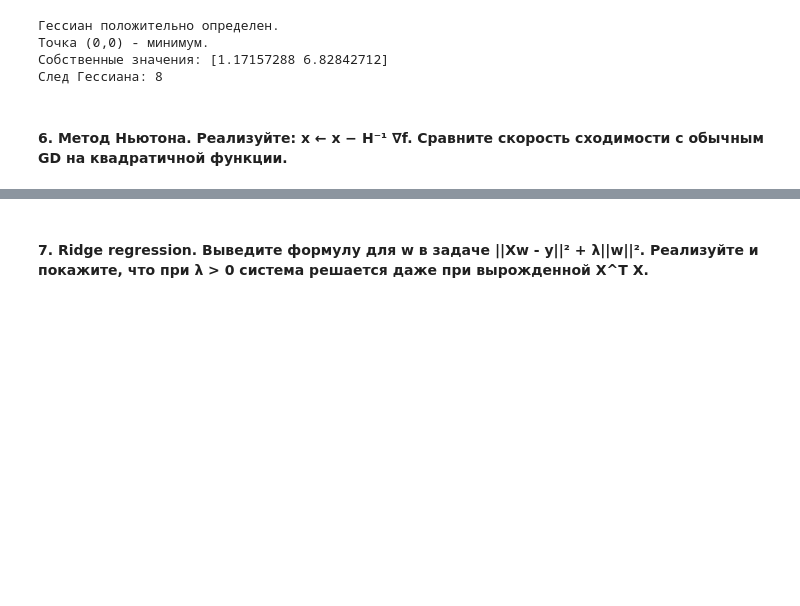
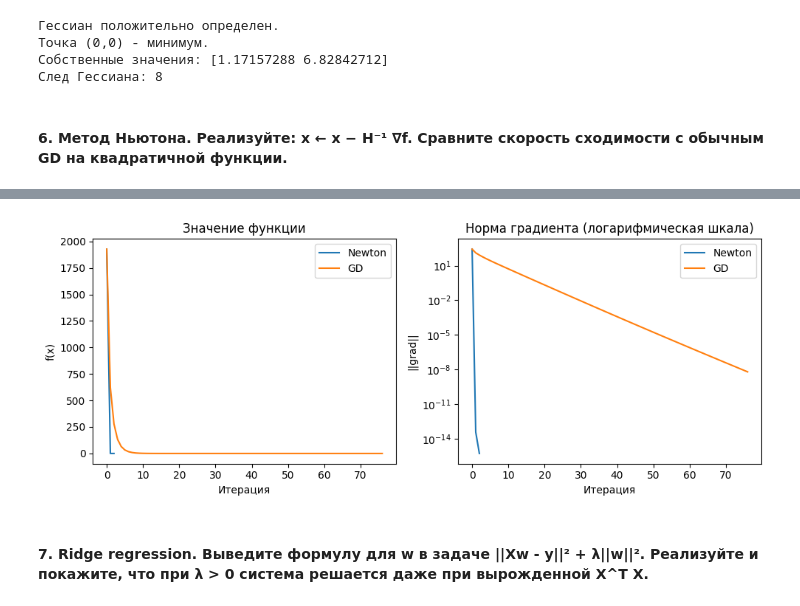
Before and after one commit to EvgenyManyak/math-for-ml-solutions, a Jupyter notebook: lessons/lesson_06/solutions.ipynb, the cells around one changed output, grey strips where cells are left out. Drawn from its saved outputs; the diff is of its cells as text; code cells hidden in the pictures; blank space fills up the shorter version.

```diff
--- a/lessons/lesson_06/solutions.ipynb
+++ b/lessons/lesson_06/solutions.ipynb
@@ -889,3 +989,36 @@ print(f"След Гессиана: {trace_H}")
+# %%
+# Визуализация решения
+def plot_convergence(hist_newton, hist_gd, f, grad_f):
+    vals_newton = [f(x) for x in hist_newton]
+    grad_norms_newton = [np.linalg.norm(grad_f(x)) for x in hist_newton]
+
+    vals_gd = [f(x) for x in hist_gd]
+    grad_norms_gd = [np.linalg.norm(grad_f(x)) for x in hist_gd]
+
+    plt.figure(figsize=(10, 4))
+
+    plt.subplot(1, 2, 1)
+    plt.plot(vals_newton, label='Newton')
+    plt.plot(vals_gd, label='GD')
+    plt.xlabel('Итерация')
+    plt.ylabel('f(x)')
+    plt.legend()
+    plt.title('Значение функции')
+
+    plt.subplot(1, 2, 2)
+    plt.semilogy(grad_norms_newton, label='Newton')
+    plt.semilogy(grad_norms_gd, label='GD')
+    plt.xlabel('Итерация')
+    plt.ylabel('||grad||')
+    plt.legend()
+    plt.title('Норма градиента (логарифмическая шкала)')
+
+    plt.tight_layout()
+    plt.show()
+
+plot_convergence(hist_newton, hist_gd, f, grad_f)
+# %% [output]
+[figure, added]
 # %% [markdown]
 #### 7. Ridge regression. Выведите формулу для w в задаче ||Xw - y||² + λ||w||². Реализуйте и покажите, что при λ > 0 система решается даже при вырожденной X^T X.
 # %% [markdown]
```
Also changed, not shown: parts of 1 cell of this notebook.
